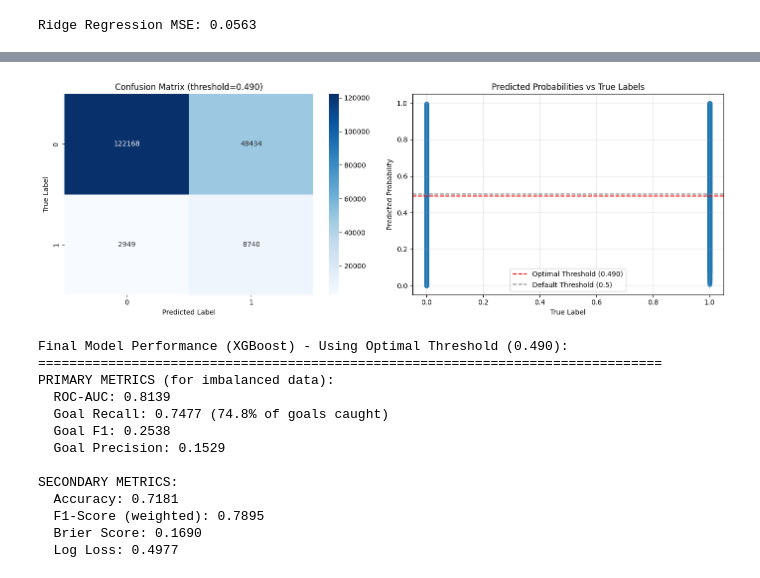
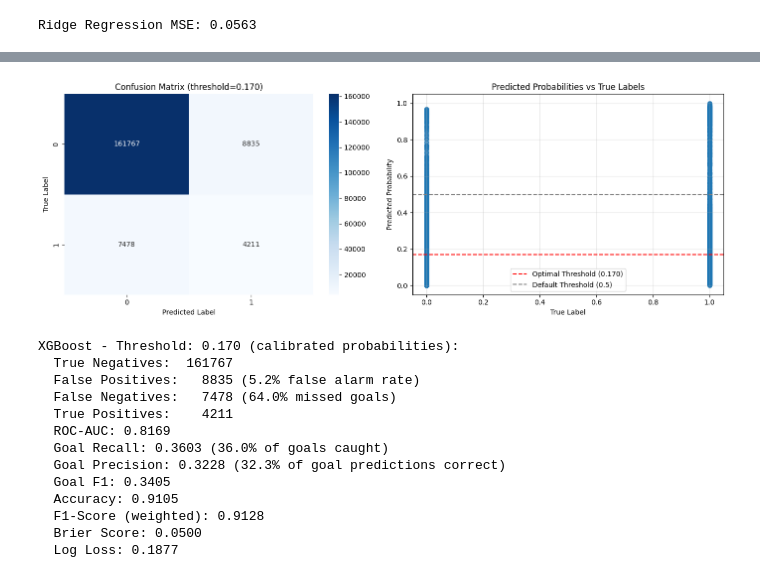
Before and after one commit to GusMahfoud/DS3000Project, a Jupyter notebook: final_project.ipynb, the cells around one changed output, grey strips where cells are left out. Drawn from its saved outputs; the diff is of its cells as text; code cells hidden in the pictures.

Commit message:
Complete model

```diff
--- a/final_project.ipynb
+++ b/final_project.ipynb
@@ -1384,7 +866,13 @@ Top 10 features by SHAP importance:
 # %%
 if best_model_name in test_proba:
     y_pred_best = test_predictions_optimal[best_model_name]
-    y_proba_best = test_proba[best_model_name][:, 1]
+    # Use calibrated probabilities if available
+    if best_model_name in calibrated_proba_test:
+        y_proba_best = calibrated_proba_test[best_model_name]
+        proba_label = "calibrated"
+    else:
+        y_proba_best = test_proba[best_model_name][:, 1]
+        proba_label = "original"
     opt_threshold = optimal_thresholds.get(best_model_name, 0.5)
 
     fig, axes = plt.subplots(1, 2, figsize=(14, 5))
@@ -1392,51 +880,59 @@ if best_model_name in test_proba:
     cm = confusion_matrix(y_test, y_pred_best)
     sns.heatmap(cm, annot=True, fmt='d', cmap='Blues', ax=axes[0])
     axes[0].set_title(f'Confusion Matrix (threshold={opt_threshold:.3f})')
     axes[0].set_ylabel('True Label')
     axes[0].set_xlabel('Predicted Label')
 
     axes[1].scatter(y_test, y_proba_best, alpha=0.5)
     axes[1].axhline(y=opt_threshold, color='r', linestyle='--', label=f'Optimal Threshold ({opt_threshold:.3f})')
     axes[1].axhline(y=0.5, color='gray', linestyle='--', label='Default Threshold (0.5)')
     axes[1].set_xlabel('True Label')
     axes[1].set_ylabel('Predicted Probability')
     axes[1].set_title('Predicted Probabilities vs True Labels')
     axes[1].legend()
     axes[1].grid(alpha=0.3)
 
     plt.tight_layout()
     plt.show()
 
     # Per-class metrics
     precision, recall, f1, support = precision_recall_fscore_support(
         y_test, y_pred_best, labels=[0, 1], zero_division=0
     )
 
-    print(f"\nFinal Model Performance ({best_model_name}) - Using Optimal Threshold ({opt_threshold:.3f}):")
-    print(f"=" * 80)
-    print(f"PRIMARY METRICS (for imbalanced data):")
+    # Confusion matrix details
+    cm = confusion_matrix(y_test, y_pred_best)
+    tn, fp, fn, tp = cm.ravel()
+
+    print(f"\n{best_model_name} - Threshold: {opt_threshold:.3f} ({proba_label} probabilities):")
+    print(f"  True Negatives:  {tn:6d}")
+    print(f"  False Positives: {fp:6d} ({fp/(fp+tn)*100:.1f}% false alarm rate)")
+    print(f"  False Negatives: {fn:6d} ({fn/(fn+tp)*100:.1f}% missed goals)")
+    print(f"  True Positives:  {tp:6d}")
     print(f"  ROC-AUC: {roc_auc_score(y_test, y_proba_best):.4f}")
     print(f"  Goal Recall: {recall[1]:.4f} ({recall[1]*100:.1f}% of goals caught)")
+    print(f"  Goal Precision: {precision[1]:.4f} ({precision[1]*100:.1f}% of goal predictions correct)")
     print(f"  Goal F1: {f1[1]:.4f}")
-    print(f"  Goal Precision: {precision[1]:.4f}")
-    print(f"\nSECONDARY METRICS:")
     print(f"  Accuracy: {accuracy_score(y_test, y_pred_best):.4f}")
     print(f"  F1-Score (weighted): {f1_score(y_test, y_pred_best, average='weighted'):.4f}")
     print(f"  Brier Score: {brier_score_loss(y_test, y_proba_best):.4f}")
-    print(f"  Log Loss: {log_loss(y_test, test_proba[best_model_name]):.4f}")
+    if best_model_name in calibrated_proba_test:
+        print(f"  Log Loss: {log_loss(y_test, calibrated_models[best_model_name].predict_proba(X_test_scaled)):.4f}")
+    else:
+        print(f"  Log Loss: {log_loss(y_test, test_proba[best_model_name]):.4f}")
 # %% [output]
-[figure, old version]
+[figure, new version]
-Final Model Performance (XGBoost) - Using Optimal Threshold (0.490):
-================================================================================
-PRIMARY METRICS (for imbalanced data):
-  ROC-AUC: 0.8139
-  Goal Recall: 0.7477 (74.8% of goals caught)
-  Goal F1: 0.2538
-  Goal Precision: 0.1529
-
-SECONDARY METRICS:
-  Accuracy: 0.7181
-  F1-Score (weighted): 0.7895
-  Brier Score: 0.1690
-  Log Loss: 0.4977
+XGBoost - Threshold: 0.170 (calibrated probabilities):
+  True Negatives:  161767
+  False Positives:   8835 (5.2% false alarm rate)
+  False Negatives:   7478 (64.0% missed goals)
+  True Positives:    4211
+  ROC-AUC: 0.8169
+  Goal Recall: 0.3603 (36.0% of goals caught)
+  Goal Precision: 0.3228 (32.3% of goal predictions correct)
+  Goal F1: 0.3405
+  Accuracy: 0.9105
+  F1-Score (weighted): 0.9128
+  Brier Score: 0.0500
+  Log Loss: 0.1877
 # %%
```
Also changed, not shown: parts of 15 cells of this notebook, 4 other files.
